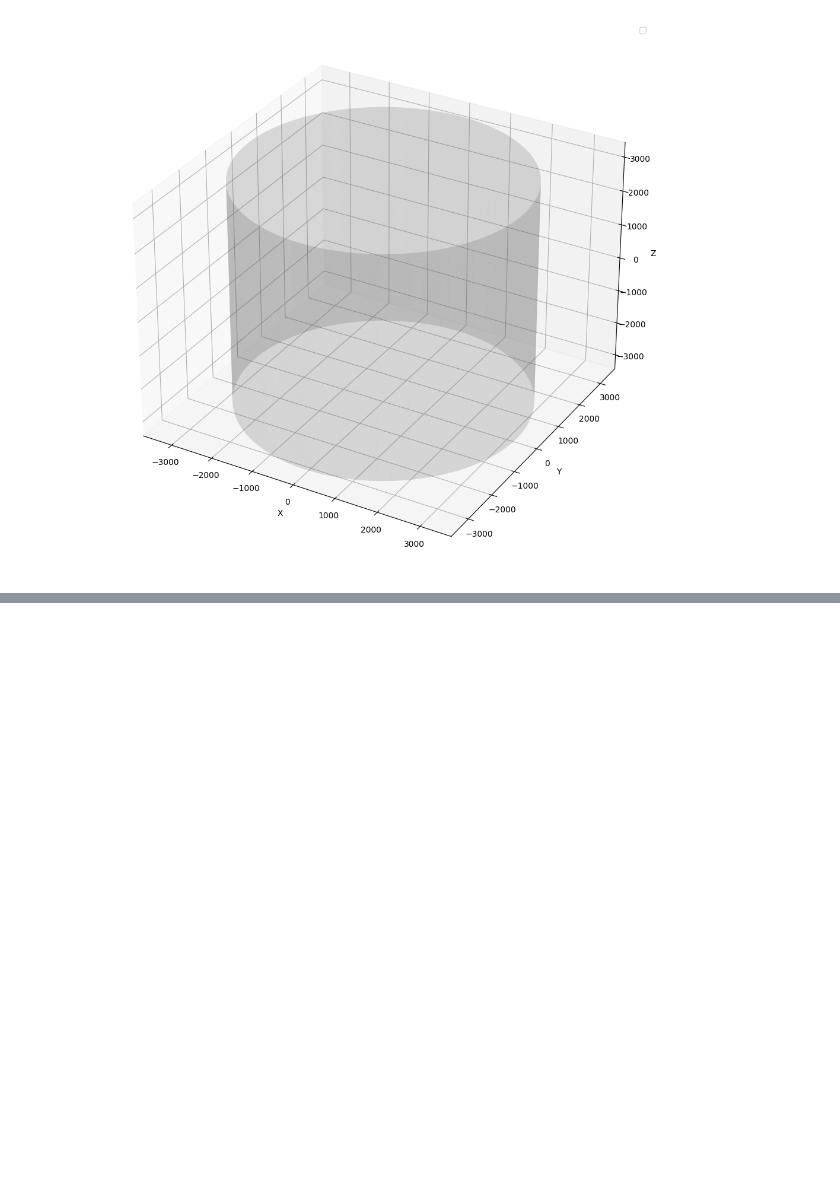
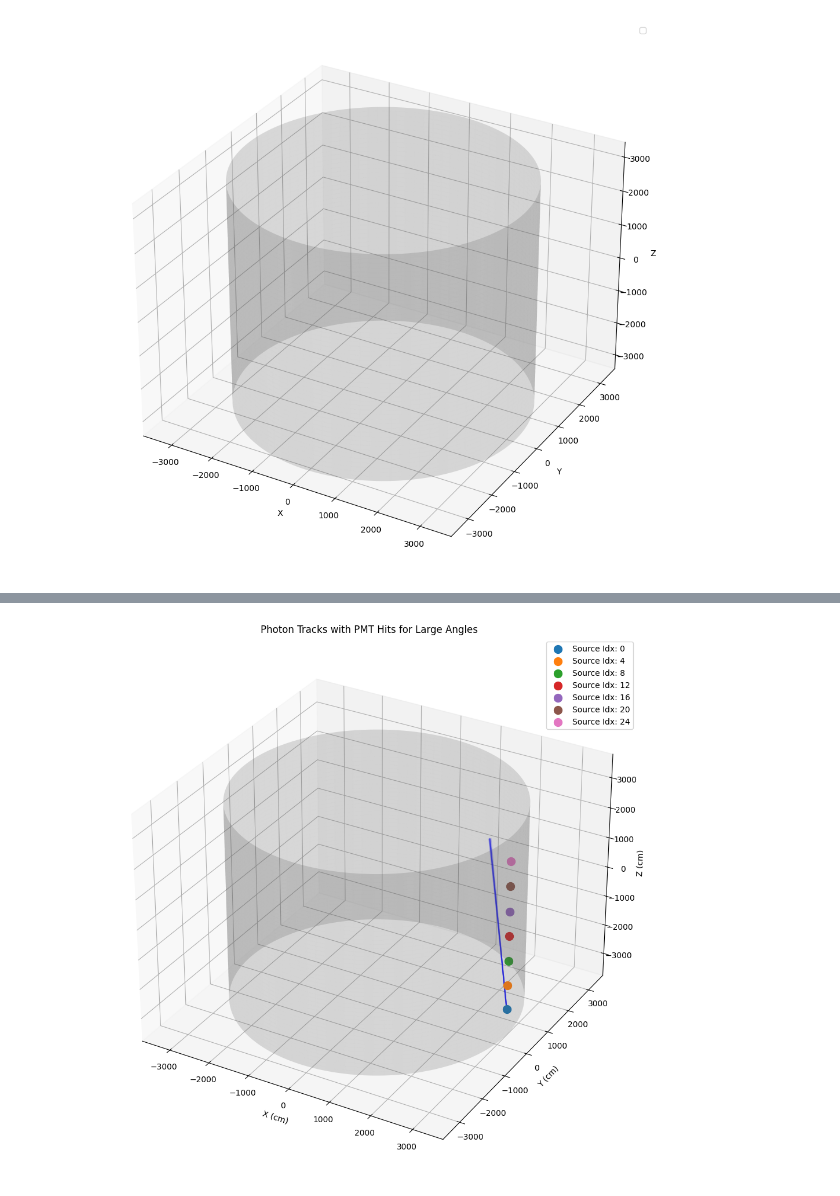
Before and after one commit to kpulido444/HKPMTcalibration, a Jupyter notebook: exploration.ipynb, the cells around one changed output, grey strips where cells are left out. Cells and saved outputs as stored; diff of their text form; code cells hidden in the pictures; blank space fills up the shorter version.

```diff
--- a/exploration.ipynb
+++ b/exploration.ipynb
@@ -200,0 +596,83 @@ plt.show()
+# %%
+
+    ax = plt.figure(figsize=(12,12)).add_subplot(projection='3d')
+
+    #cylinder
+    radius = 3242.76611328125
+    z = np.linspace(-3296.47119140625, 3296.47119140625, 1000)
+    theta = np.linspace(0, 2*np.pi, 1000)
+    Theta, Zc = np.meshgrid(theta, z)
+    Xc = radius * np.cos(Theta)
+    Yc = radius * np.sin(Theta)
+    # cyl parameters
+    rstride = 20
+    cstride = 10
+    ax.plot_surface(Xc, Yc, Zc, alpha=0.1, rstride=rstride, cstride=cstride, color='grey')
+    ax.plot_surface(Xc, -Yc, Zc, alpha=0.1, rstride=rstride, cstride=cstride, color='grey')
+
+    # add source positions
+    source_positions = {
+        0: (3220, 0, -2465.66),
+        4: (3220, 0, -1643.78),
+        8: (3220, 0, -821.88),
+        12: (3220, 0, 0),
+        16: (3220, 0, 821.888),
+        20: (3220, 0, 1643.78),
+        24: (3220, 0, 2465.66),
+    }
+
+    for key, (x, y, z) in source_positions.items():
+        ax.scatter(x, y, z, label=f"Source Idx: {key}", s=100)
+
+    #event_ph_df = ph_df[ph_df["event"] == event_idx]
+    #vent_hit_df = hit_df[hit_df["event"] == event_idx]
+
+    # Apply filter
+    #y_df = event_ph_df
+    #y_df = ph_df.sample(n=10000)
+
+    # Only take 2000 rows
+    #y_df = y_df.iloc[:50000]
+
+    #print(y_df.shape[0])
+
+
+    # Start points
+    #x_starts = np.full(y_df.shape[0], 3220)
+    #y_starts = np.zeros(y_df.shape[0])
+    #z_starts = np.full(y_df.shape[0], -2465.66)
+
+    pmt_xs = hit_df['posX']
+    pmt_ys = hit_df['posY']
+    pmt_zs = hit_df['posZ']
+    pmt_charges = hit_df['charge']
+    #event_hit_df['posX']
+
+    # Plot line segments
+    for start, end in zip(selected_starts, selected_ends):
+        xs, ys, zs = start
+        xe, ye, ze = end
+
+        print(xs, ys, zs, xe, ye, ze)
+        ax.plot([xs, xe], [ys, ye], [zs, ze], color='blue', alpha=0.2)
+        #for pmtx, pmty, pmtz, pmte, in zip(pmt_xs, pmt_ys, pmt_zs, pmt_charges):
+        #    if np.linalg.norm(np.array([xe, ye, ze]) - np.array([pmtx, pmty, pmtz])) < 26.95:
+        #        ax.scatter(pmtx, pmty, pmtz, color='red')
+
+    pmt_hit_df = hit_df[hit_df["pmt_id"]==19343]
+
+    x1 = pmt_hit_df["posX"].iloc[0]
+    y1 = pmt_hit_df["posY"].iloc[0]
+    z1 = pmt_hit_df["posZ"].iloc[0]
+
+    #ax.scatter(x1, y1, z1, color='yellow', label='pmt', s=500)
+
+    ax.set_xlabel("X (cm)")
+    ax.set_ylabel("Y (cm)")
+    ax.set_zlabel("Z (cm)")
+
+    ax.legend()
+    plt.title(f'Photon Tracks with PMT Hits for Large Angles')
+
+    plt.show()
+# %% [output]
@@ -200,0 +688 @@ plt.show()
+[figure, added]
```
Also changed, not shown: parts of 13 cells of this notebook.
